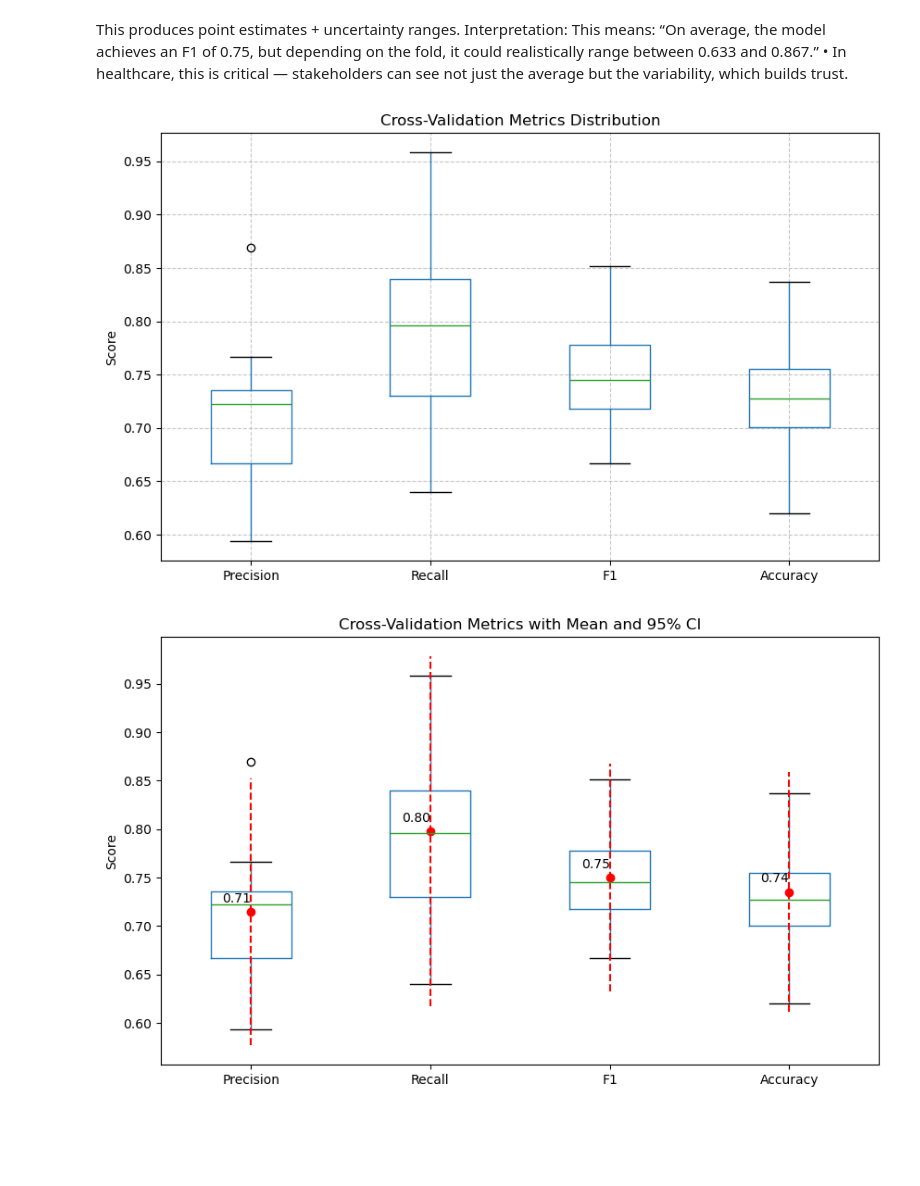
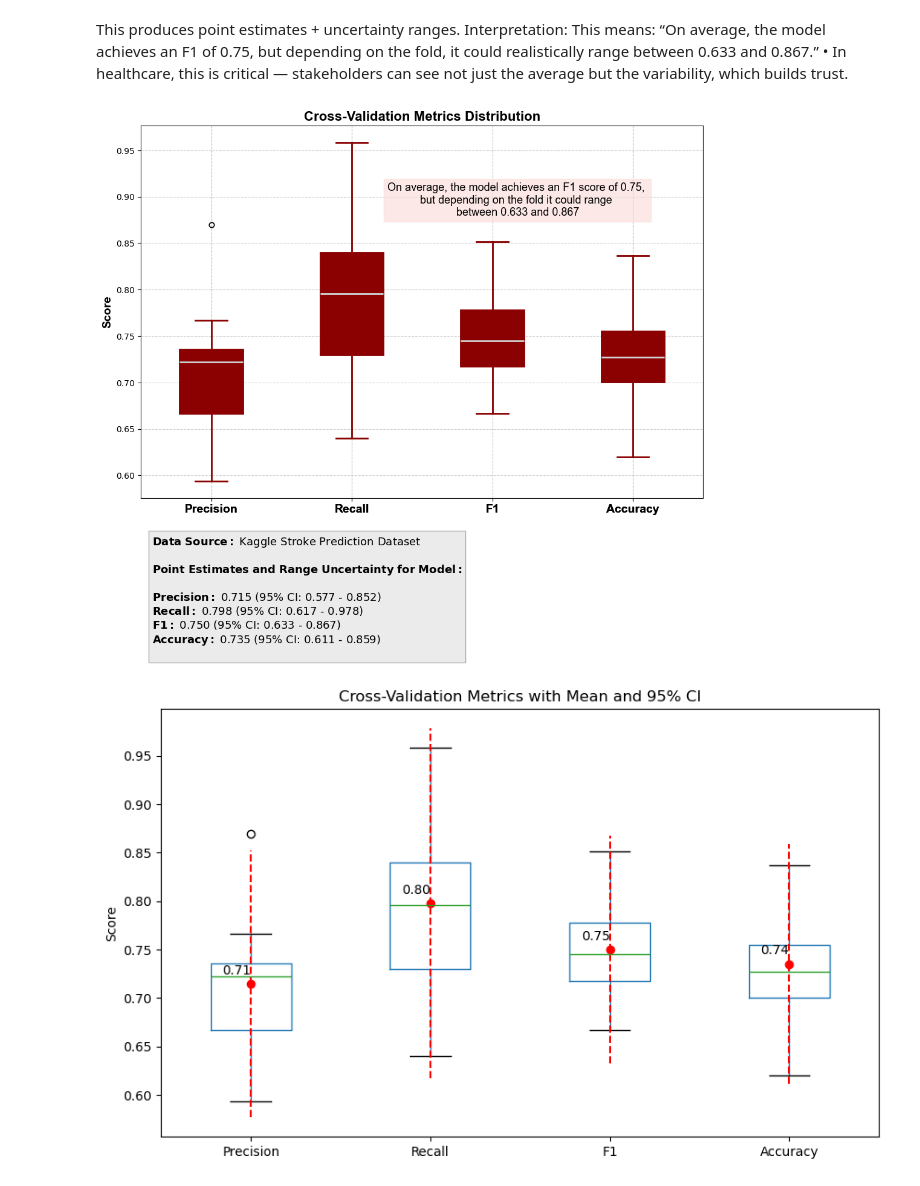
Before and after one commit to mlopezza/stroke-prediction, a Jupyter notebook: models/model_3.ipynb, the cells around one changed output. Cells and saved outputs as stored; diff of their text form; code cells hidden in the pictures; blank space fills up the shorter version.

Commit message:
Visualization standardized and image saved

```diff
--- a/models/model_3.ipynb
+++ b/models/model_3.ipynb
@@ -240,24 +240,97 @@ Interpretation:
 This means: “On average, the model achieves an F1 of 0.75, but depending on the fold, it could realistically range between 0.633 and 0.867.”
 • In healthcare, this is critical — stakeholders can see not just the average but the variability, which builds trust.
 # %%
-import matplotlib.pyplot as plt
 
 # Convert results into a DataFrame
 df_scores = pd.DataFrame({
     "Precision": results['test_precision'],
     "Recall": results['test_recall'],
     "F1": results['test_f1'],
     "Accuracy": results['test_accuracy']
 })
 
 # Plot directly
-df_scores.boxplot(figsize=(10,6))
-plt.title("Cross-Validation Metrics Distribution")
-plt.ylabel("Score")
-plt.grid(True, linestyle="--", alpha=0.7)
+df_scores.boxplot(figsize=(12,8))
+plt.title("Cross-Validation Metrics Distribution", # title formatting
+          fontfamily='arial',
+          fontweight='bold',
+          fontsize=16)
+plt.ylabel("Score",     # y-labels formatting
+           fontfamily='arial',
+          fontweight='bold',
+          fontsize=14)
+plt.xticks(fontfamily='arial', # x-labels formatting
+          fontweight='bold',
+          fontsize=14)
+plt.grid(True, linestyle="--", alpha=0.6) # grid lines formatting
+
+df_scores.boxplot(
+    figsize=(10,6),
+    patch_artist=True,
+    boxprops=dict(              # box formatting
+        linewidth=2,
+        color='darkred',
+        facecolor='darkred'),
+    medianprops=dict(           # box edges formatting
+        linewidth=2,
+        color='lightgrey'),     # median lines formatting
+    whiskerprops=dict(
+        linewidth=2,
+        color='darkred'),       # whiskers formatting
+    capprops=dict(
+        linewidth=2,
+        color='darkred')        # caps formatting
+)
+
+# create text box to outline data source for transparency purposes, and describe model point estimates and range uncertainty results for audience reference purposes
+
+plt.text(
+    0.02, -0.1,  # Text positioning from axes
+     (
+        r"$\bf{Data\ Source:}$ Kaggle Stroke Prediction Dataset" "\n\n"  # Text - Model scores summary / Make title portions bold
+        r"$\bf{Point\ Estimates\ and\ Range\ Uncertainty\ for\ Model:}$" "\n\n"
+        r"$\bf{Precision:}$ 0.715 (95% CI: 0.577 - 0.852)" "\n"
+        r"$\bf{Recall:}$ 0.798 (95% CI: 0.617 - 0.978)" "\n"
+        r"$\bf{F1:}$ 0.750 (95% CI: 0.633 - 0.867)" "\n"
+        r"$\bf{Accuracy:}$ 0.735 (95% CI: 0.611 - 0.859)" "\n"
+    ),
+    transform=plt.gca().transAxes,  # place relative to entire figure
+    fontsize=13,
+    color='black',
+    ha='left',  # Horizontal text alignment inside box
+    va='top',   # Vertical text alignment inside box
+    bbox=dict(
+        facecolor="#D1D1D16F",  # Light grey background
+        edgecolor='darkgrey',    # Border color
+    )
+
+)
+
+# create annotation to describe visualization output
+
+plt.text(
+    0.67, 0.8,  # Text positioning from axes
+    'On average, the model achieves an F1 score of 0.75, \n'
+    'but depending on the fold it could range \n'
+    'between 0.633 and 0.867', # Text - data source
+    transform=plt.gca().transAxes,  # place relative to entire figure
+    fontsize=13,
+    fontfamily='arial',
+    color='black',
+    ha='center',  # Horizontal text alignment inside box
+    va='center',  # Vertical text alignment inside box
+    bbox=dict(
+        facecolor='#FADBD8',   # Light red background
+        edgecolor='#FADBD8',   # Border color
+        alpha=0.6))     # Density of box color
+
+plt.savefig("../images/Model Visualizations/model_3_visualization.png",  # File name
+            dpi=300,                       # Resolution
+            bbox_inches='tight')           # Fit all content on paper
+
 plt.show()
 # %% [output]
-[figure, old version]
+[figure, new version]
 # %%
 
 # Convert results into a DataFrame for convenience
```
